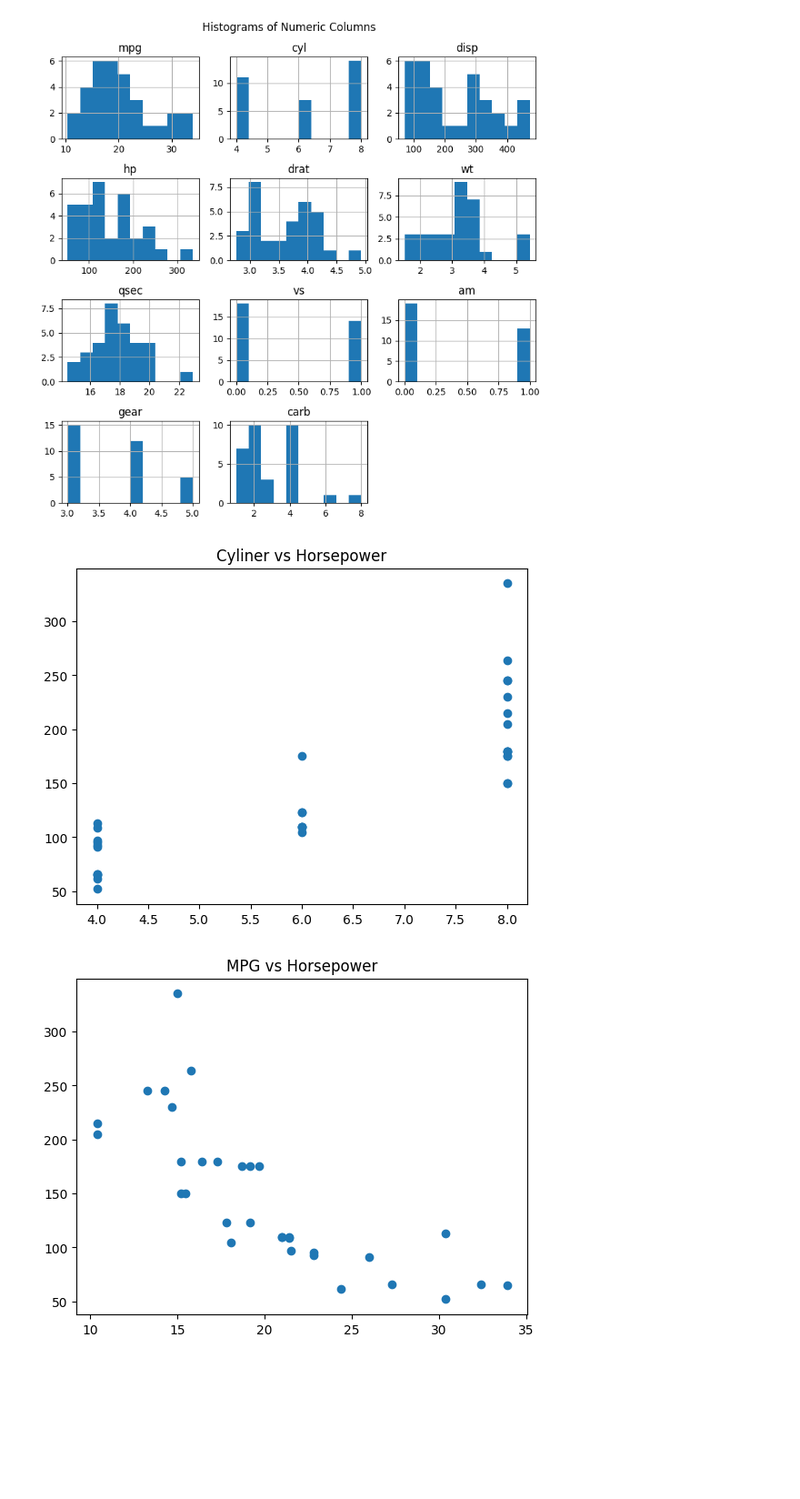
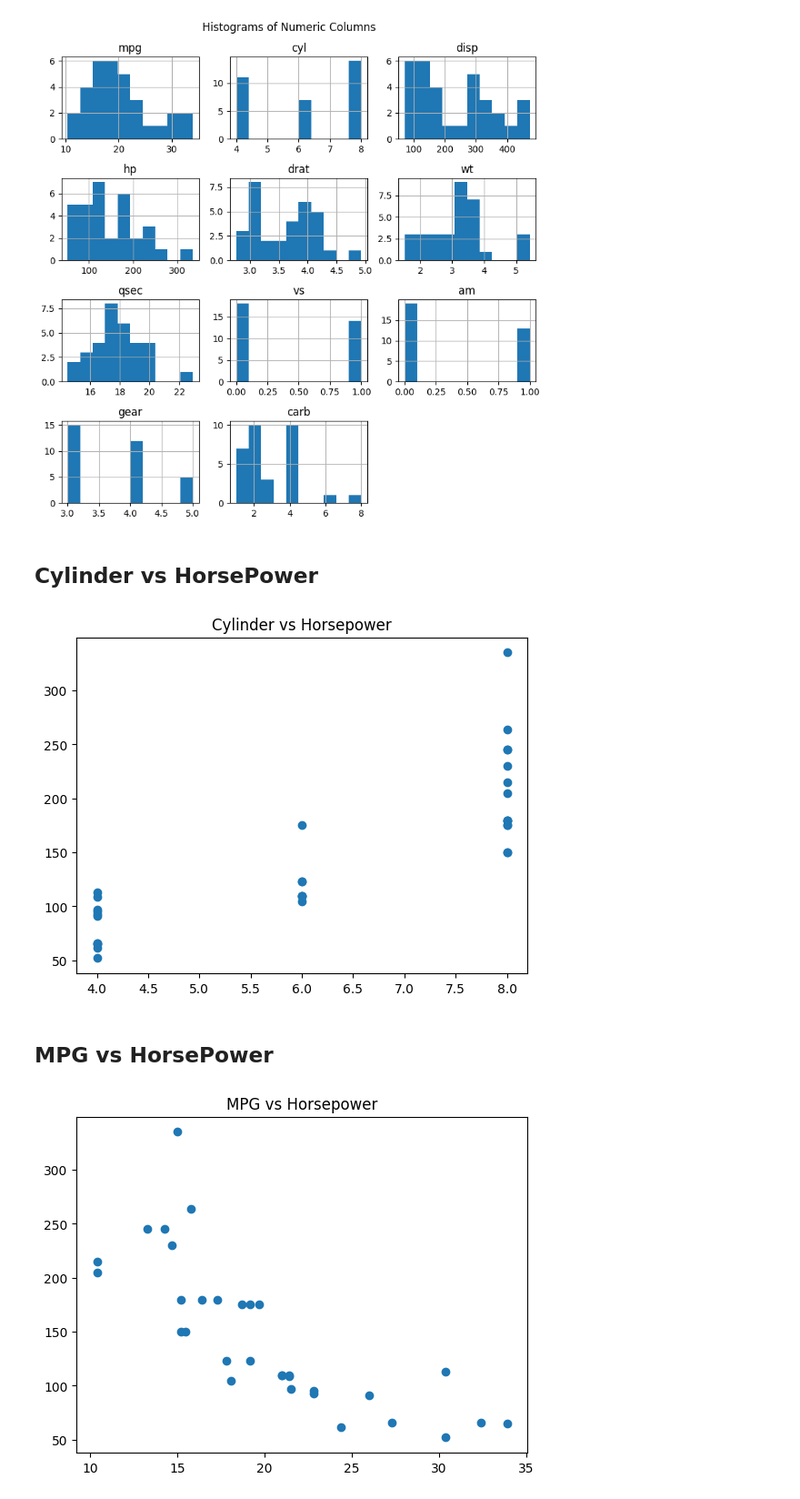
Before and after one commit to patrashu/hmg_wiki, a Jupyter notebook: W1_mission/submission1_mtcars/mtcars.ipynb, the cells around one changed output. Shown: that part at 91% size. Saved outputs shown, nothing was run; the diff lists cells and outputs as text; code cells hidden in the pictures; blank space fills up the shorter version.

```diff
--- a/W1_mission/submission1_mtcars/mtcars.ipynb
+++ b/W1_mission/submission1_mtcars/mtcars.ipynb
@@ -204,12 +206,16 @@ plt.tight_layout()
 plt.show()
 # %% [output]
 [figure]
+# %% [markdown]
+## Cylinder vs HorsePower
 # %%
 plt.scatter(df["cyl"], df["hp"])
-plt.title("Cyliner vs Horsepower")
+plt.title("Cylinder vs Horsepower")
 plt.show()
 # %% [output]
-[figure, old version]
+[figure, new version]
+# %% [markdown]
+## MPG vs HorsePower
 # %%
 plt.scatter(df["mpg"], df["hp"])
 plt.title("MPG vs Horsepower")
```
Also changed, not shown: parts of 12 cells of this notebook.
